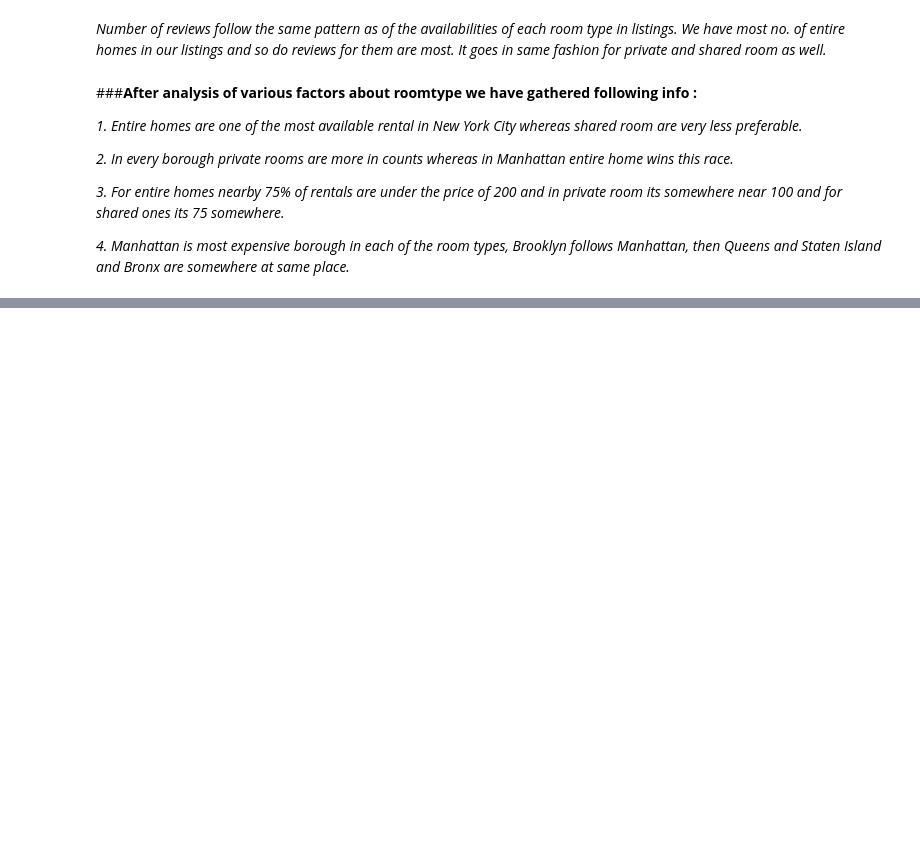
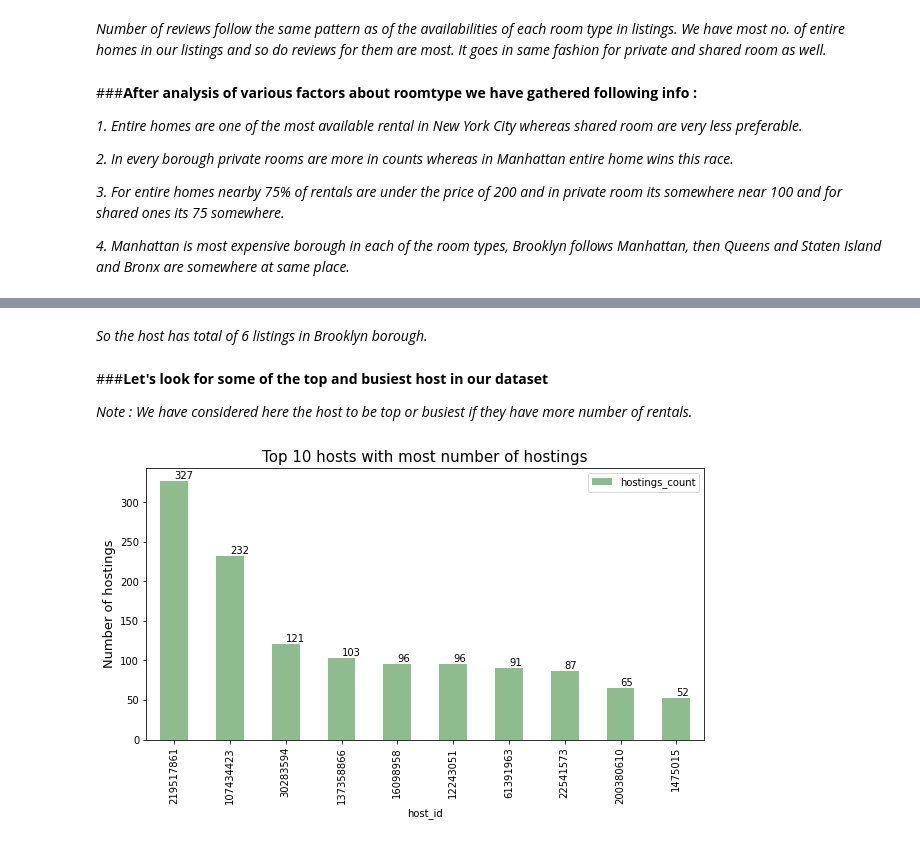
Before and after one commit to gupta4327/AirbnbNYC_2019_Analysis, a Jupyter notebook: Airbnb_Bookings_Analysis.ipynb, the cells around one changed output, grey strips where cells are left out. Cells and saved outputs as stored; diff of their text form; code cells hidden in the pictures; blank space fills up the shorter version.

Commit message:
Visualizing and analyzing about hosts

```diff
--- a/Airbnb_Bookings_Analysis.ipynb
+++ b/Airbnb_Bookings_Analysis.ipynb
@@ -738,0 +784,20 @@ plt.show()
+# %% [markdown]
+*So the host has total of 6 listings in Brooklyn borough.*
+# %% [markdown]
+###**Let's look for some of the top and busiest host in our dataset**
+
+*Note : We have considered here the host to be top or busiest if they have more number of rentals.*
+# %%
+#---------------------Block 39----------------------------
+
+#grouping by host_id and then counting the ids to know the no. of times host id has appeared
+top_host = airbnbNY_data.groupby('host_id').agg({'id':'count'}).sort_values(by = 'id', ascending = False)[0:10]
+top_host.rename(columns = {'id':'hostings_count'},inplace =True)  #renaming the column 'id' with hosting counts
+plt.rcParams['figure.figsize']=(10,5)
+top_host.plot.bar(color='darkseagreen')  #bar plot representing no. of hostings across top 10 hosts
+plt.ylabel('Number of hostings',fontsize=13)
+plt.title('Top 10 hosts with most number of hostings',fontsize=15)  #title for bar plot
+for i,host_count in enumerate(list(top_host['hostings_count'])):
+  plt.text(x=i, y = host_count+3, s= str(host_count))  #to put text over bar sticks
+# %% [output]
+[figure, added]
```
Also changed, not shown: parts of 35 cells of this notebook.
